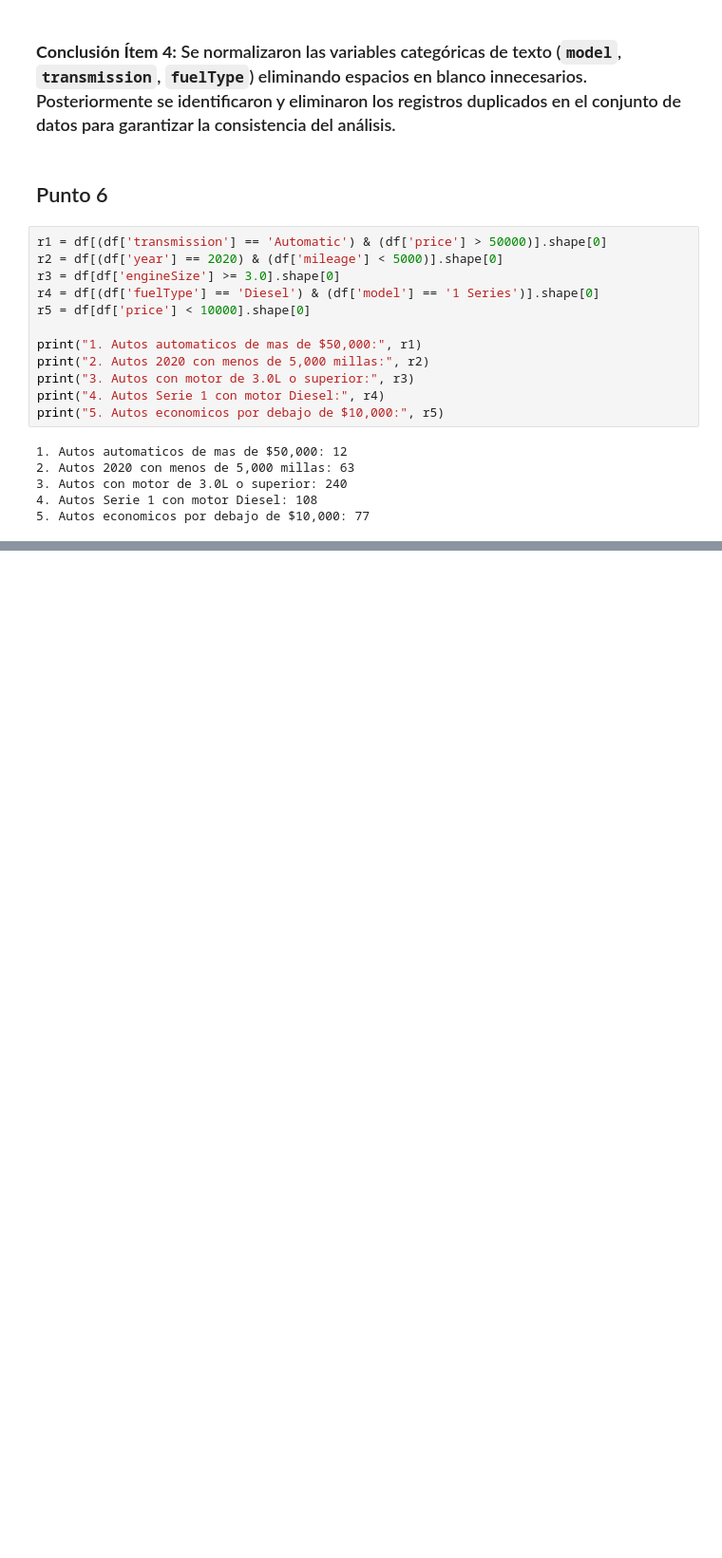
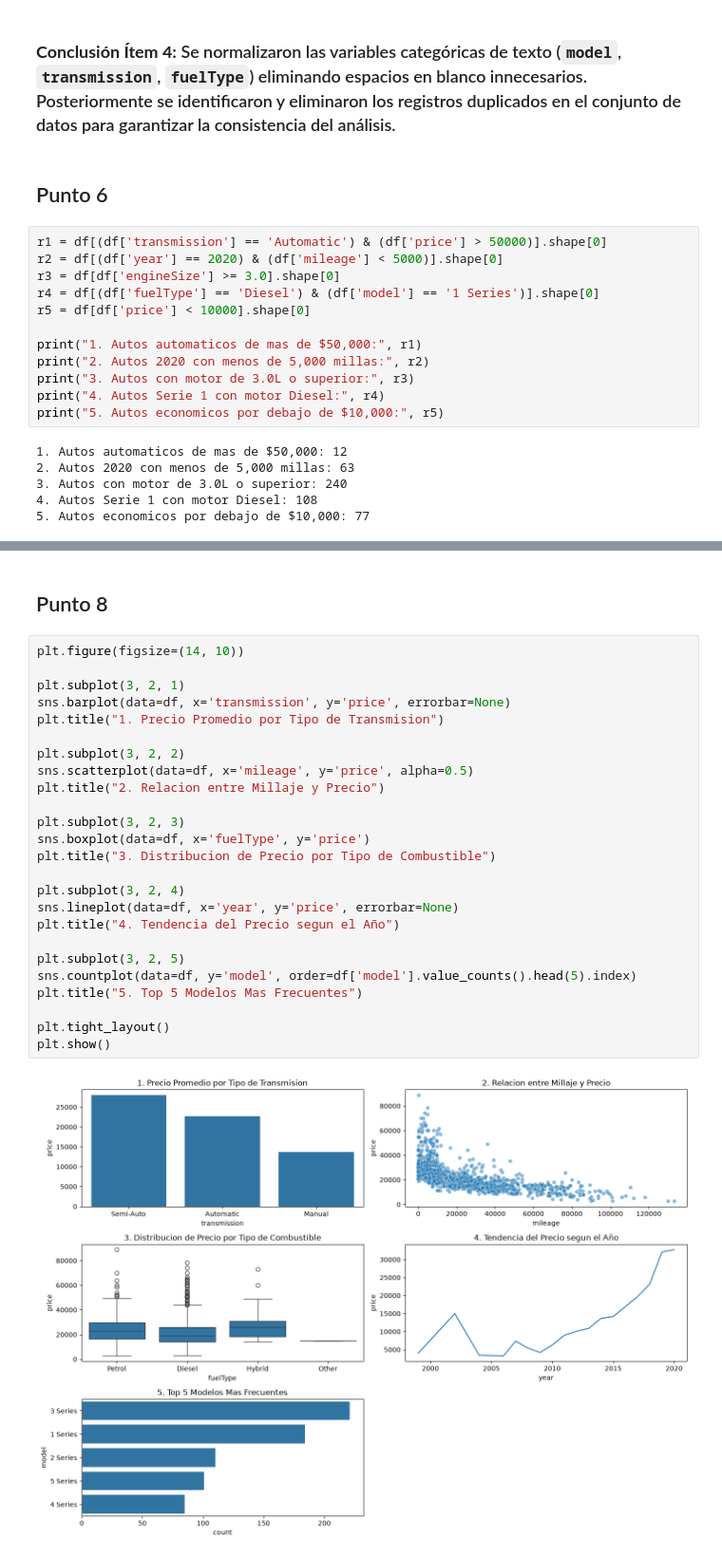
Before and after one commit to sanju2224/PF_progra_rodriguez_morales, a Jupyter notebook: cuadernos/parte_santiago_rodriguez.ipynb, the cells around one changed output, grey strips where cells are left out. Shown at 95% size. Cells and saved outputs as stored; diff of their text form; blank space fills up the shorter version.

Commit message:
Item 8: Visualizaciones

```diff
--- a/cuadernos/parte_santiago_rodriguez.ipynb
+++ b/cuadernos/parte_santiago_rodriguez.ipynb
@@ -67,3 +67,32 @@ print("5. Autos economicos por debajo de $10,000:", r5)
 3. Los motores de alto cilindraje (>= 3.0L) son una minoría dentro de la oferta de la marca.
 4. El modelo Serie 1 cuenta con una presencia importante de variantes diésel de bajo consumo.
 5. La oferta de vehículos accesibles por debajo de $10,000 es reducida y corresponde a modelos de mayor antigüedad.
+# %% [markdown]
+## Punto 8
+# %%
+plt.figure(figsize=(14, 10))
+
+plt.subplot(3, 2, 1)
+sns.barplot(data=df, x='transmission', y='price', errorbar=None)
+plt.title("1. Precio Promedio por Tipo de Transmision")
+
+plt.subplot(3, 2, 2)
+sns.scatterplot(data=df, x='mileage', y='price', alpha=0.5)
+plt.title("2. Relacion entre Millaje y Precio")
+
+plt.subplot(3, 2, 3)
+sns.boxplot(data=df, x='fuelType', y='price')
+plt.title("3. Distribucion de Precio por Tipo de Combustible")
+
+plt.subplot(3, 2, 4)
+sns.lineplot(data=df, x='year', y='price', errorbar=None)
+plt.title("4. Tendencia del Precio segun el Año")
+
+plt.subplot(3, 2, 5)
+sns.countplot(data=df, y='model', order=df['model'].value_counts().head(5).index)
+plt.title("5. Top 5 Modelos Mas Frecuentes")
+
+plt.tight_layout()
+plt.show()
+# %% [output]
+[figure, added]
```
Also changed, not shown: parts of 1 cell of this notebook.
